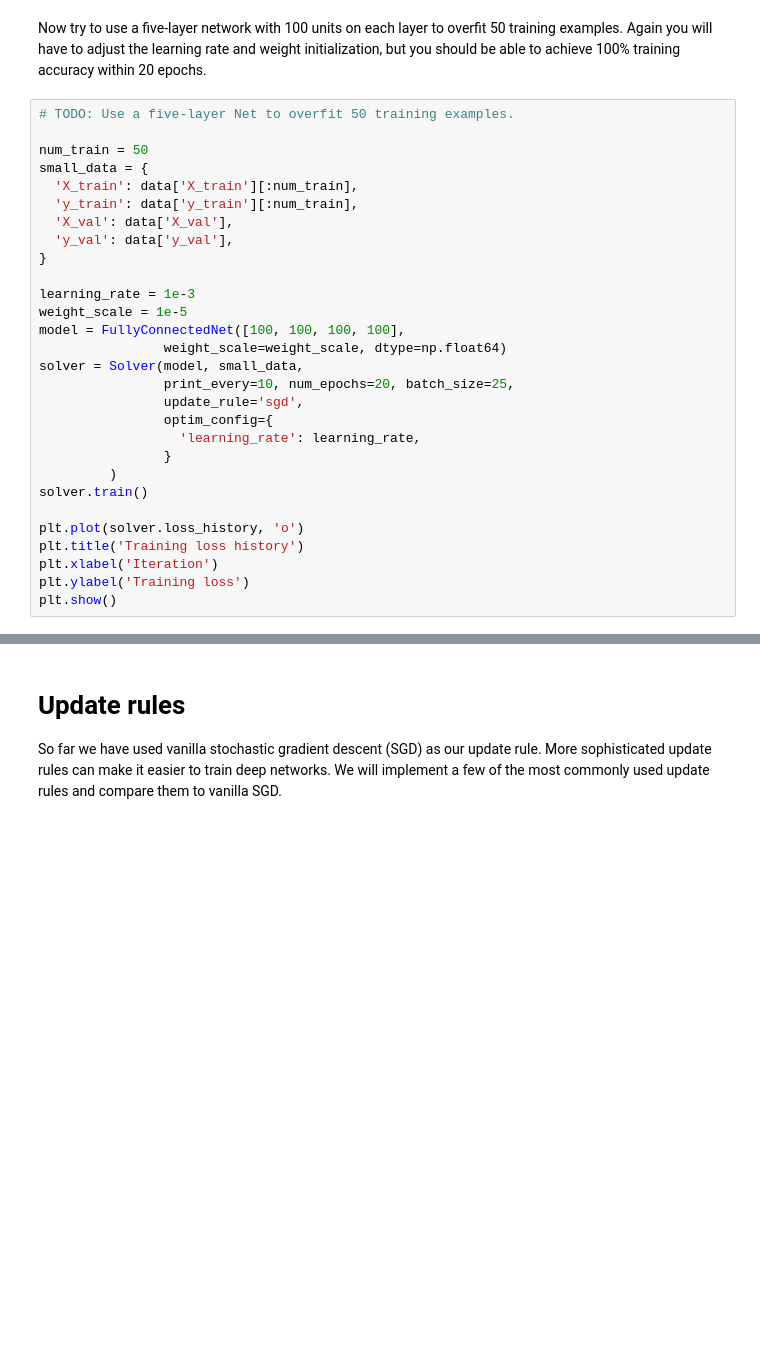
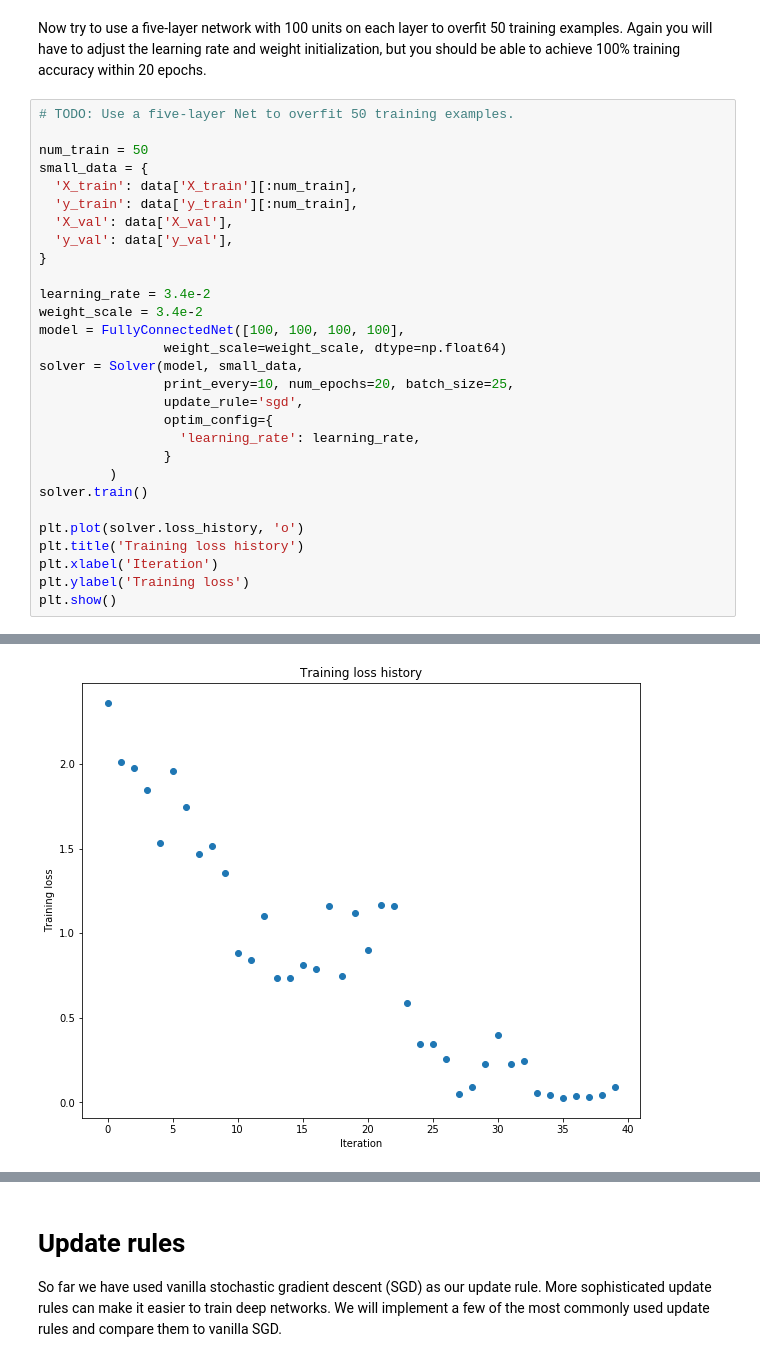
Before and after one commit to bhtang127/cs231n, a Jupyter notebook: assignment2/FullyConnectedNets.ipynb, the cells around one changed output, grey strips where cells are left out. Cells and saved outputs as stored; diff of their text form; blank space fills up the shorter version.

```diff
--- a/assignment2/FullyConnectedNets.ipynb
+++ b/assignment2/FullyConnectedNets.ipynb
@@ -400,8 +480,8 @@ small_data = {
   'y_val': data['y_val'],
 }
 
-learning_rate = 1e-3
-weight_scale = 1e-5
+learning_rate = 3.4e-2
+weight_scale = 3.4e-2
 model = FullyConnectedNet([100, 100, 100, 100],
                 weight_scale=weight_scale, dtype=np.float64)
 solver = Solver(model, small_data,
@@ -418,3 +498,4 @@ plt.title('Training loss history')
 plt.xlabel('Iteration')
 plt.ylabel('Training loss')
 plt.show()
+# %% [output]
@@ -421,3 +519,4 @@ plt.show()
+[figure, added]
 # %% [markdown]
 # Inline question:
 Did you notice anything about the comparative difficulty of training the three-layer net vs training the five layer net?
```
Also changed, not shown: parts of 13 cells of this notebook, 8 other files.
